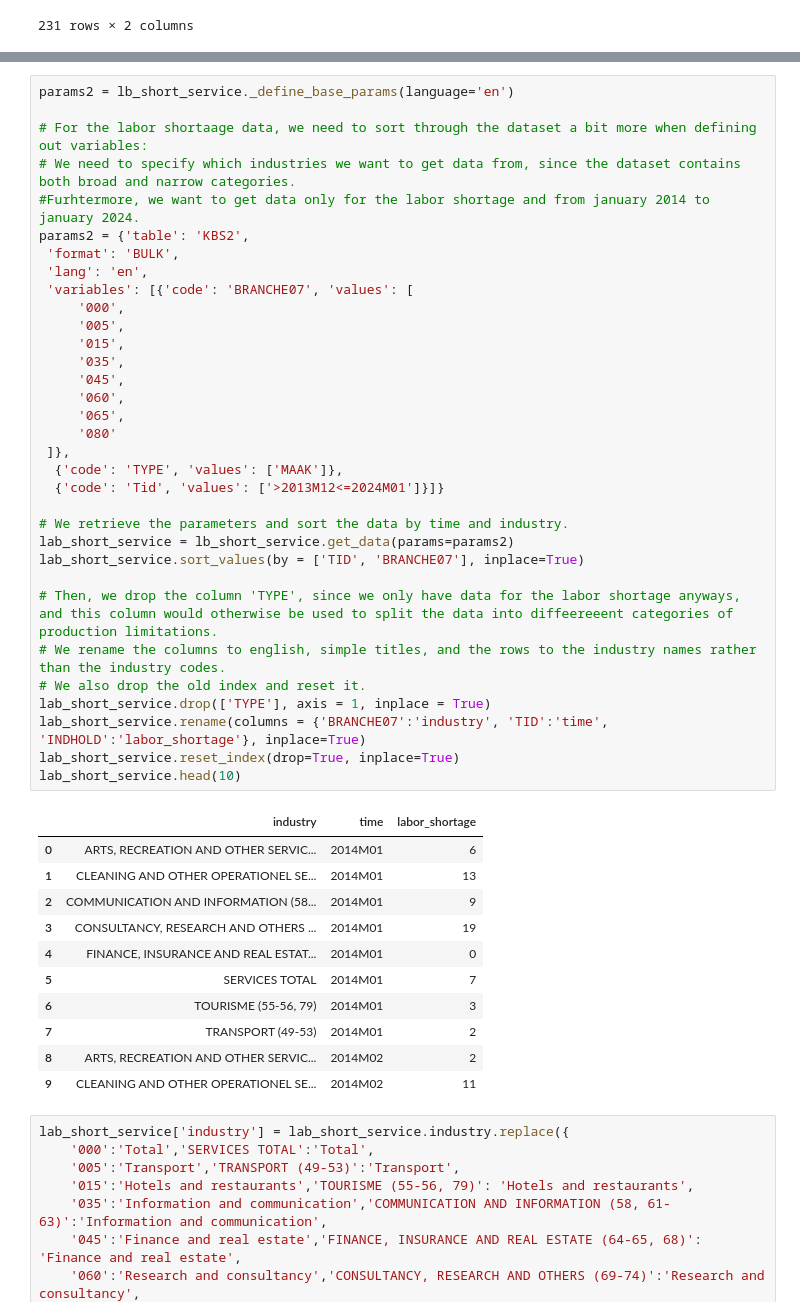
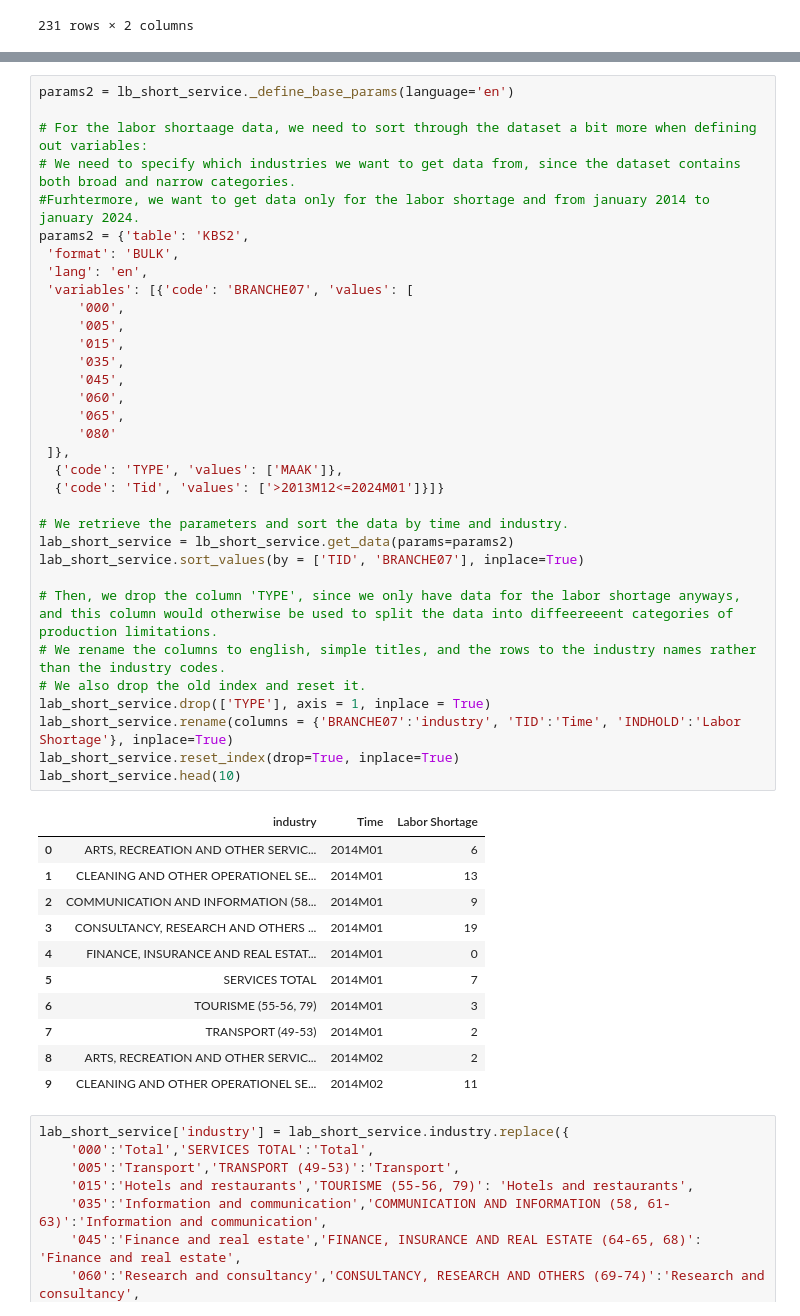
Before and after one commit to NumEconCopenhagen/Projects_2024_Emma-Anna-Oscar, a Jupyter notebook: dataproject/dataproject.ipynb, the cells around one changed output, grey strips where cells are left out. Cells and saved outputs as stored; diff of their text form.

```diff
--- a/dataproject/dataproject.ipynb
+++ b/dataproject/dataproject.ipynb
@@ -313,35 +310,35 @@ params2 = lb_short_service._define_base_params(language='en')
 # For the labor shortaage data, we need to sort through the dataset a bit more when defining out variables:
 # We need to specify which industries we want to get data from, since the dataset contains both broad and narrow categories.
 #Furhtermore, we want to get data only for the labor shortage and from january 2014 to january 2024.
 params2 = {'table': 'KBS2',
  'format': 'BULK',
  'lang': 'en',
  'variables': [{'code': 'BRANCHE07', 'values': [
      '000',
      '005',
      '015',
      '035',
      '045',
      '060',
      '065',
      '080'
  ]},
   {'code': 'TYPE', 'values': ['MAAK']},
   {'code': 'Tid', 'values': ['>2013M12<=2024M01']}]}
 
 # We retrieve the parameters and sort the data by time and industry.
 lab_short_service = lb_short_service.get_data(params=params2)
 lab_short_service.sort_values(by = ['TID', 'BRANCHE07'], inplace=True)
 
 # Then, we drop the column 'TYPE', since we only have data for the labor shortage anyways, and this column would otherwise be used to split the data into diffeereeent categories of production limitations.
 # We rename the columns to english, simple titles, and the rows to the industry names rather than the industry codes.
 # We also drop the old index and reset it.
 lab_short_service.drop(['TYPE'], axis = 1, inplace = True)
-lab_short_service.rename(columns = {'BRANCHE07':'industry', 'TID':'time', 'INDHOLD':'labor_shortage'}, inplace=True)
+lab_short_service.rename(columns = {'BRANCHE07':'industry', 'TID':'Time', 'INDHOLD':'Labor Shortage'}, inplace=True)
 lab_short_service.reset_index(drop=True, inplace=True)
 lab_short_service.head(10)
 # %% [output]
-|  | industry | time | labor_shortage |
+|  | industry | Time | Labor Shortage |
 | 0 | ARTS, RECREATION AND OTHER SERVIC... | 2014M01 | 6 |
 | 1 | CLEANING AND OTHER OPERATIONEL SE... | 2014M01 | 13 |
 | 2 | COMMUNICATION AND INFORMATION (58... | 2014M01 | 9 |
```
Also changed, not shown: parts of 5 cells of this notebook.
